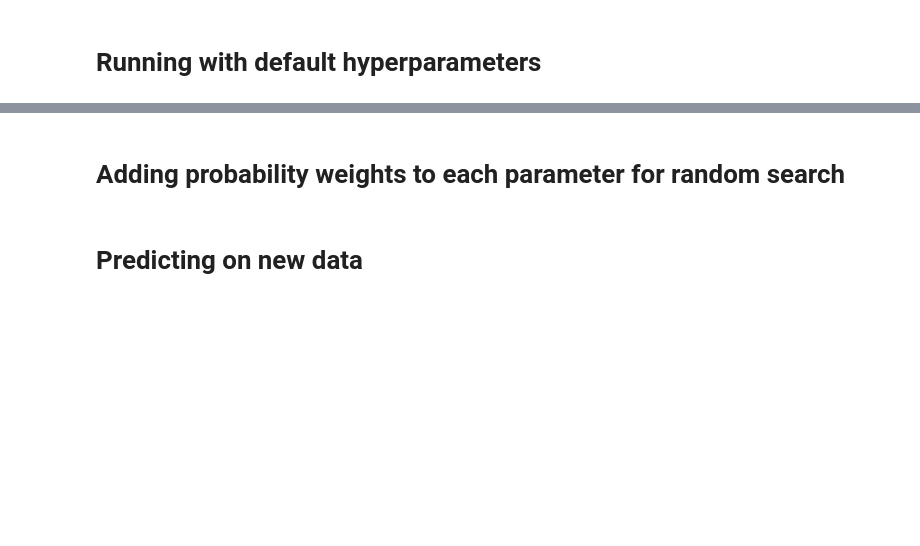
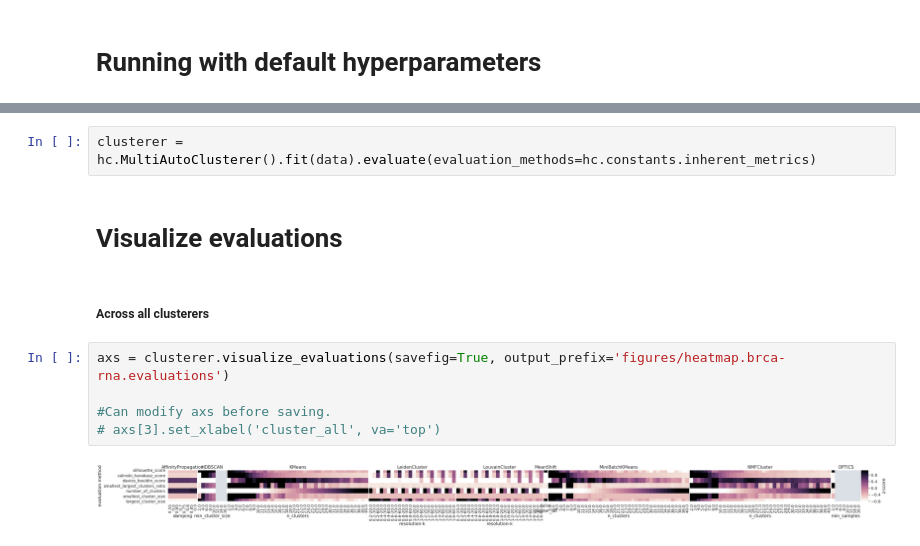
Before and after one commit to liliblu/hypercluster, a Jupyter notebook: examples/local_TCGA_BRCA_RNAseq/TCGA_BRCA_RNAseq_subtype_clustering.ipynb, the cells around one changed output, grey strips where cells are left out. Drawn from its saved outputs; the diff is of its cells as text; blank space fills up the shorter version.

```diff
--- a/examples/local_TCGA_BRCA_RNAseq/TCGA_BRCA_RNAseq_subtype_clustering.ipynb
+++ b/examples/local_TCGA_BRCA_RNAseq/TCGA_BRCA_RNAseq_subtype_clustering.ipynb
@@ -99,4 +28,13 @@ hc.utilities.evaluate_one(four_cluster_labels, 'adjusted_rand_score', gold_stand
-# %% [markdown]
-# Adding probability weights to each parameter for random search
-# %% [markdown]
-# Predicting on new data
+# %%
+clusterer = hc.MultiAutoClusterer().fit(data).evaluate(evaluation_methods=hc.constants.inherent_metrics)
+# %% [markdown]
+# Visualize evaluations
+# %% [markdown]
+##### Across all clusterers
+# %%
+axs = clusterer.visualize_evaluations(savefig=True, output_prefix='figures/heatmap.brca-rna.evaluations')
+
+#Can modify axs before saving.
+# axs[3].set_xlabel('cluster_all', va='top')
+# %% [output]
+[figure, added]
```
Also changed, not shown: parts of 31 cells of this notebook, 4 other files.
